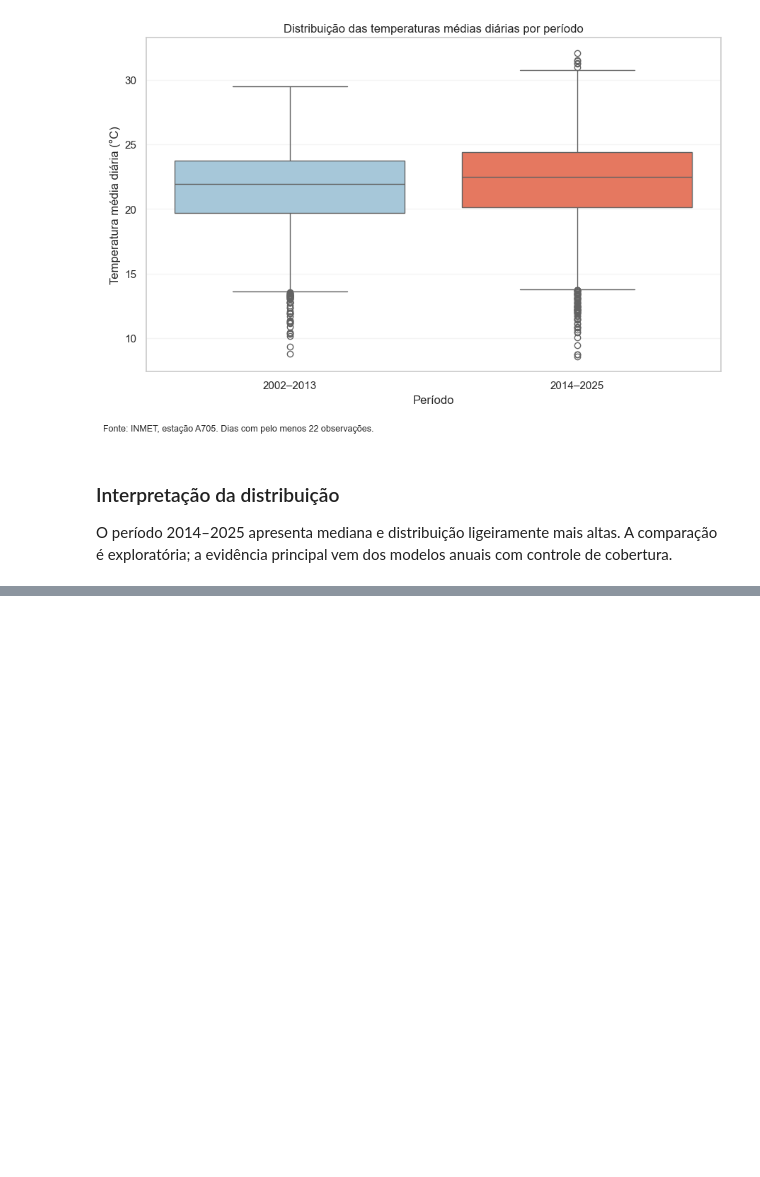
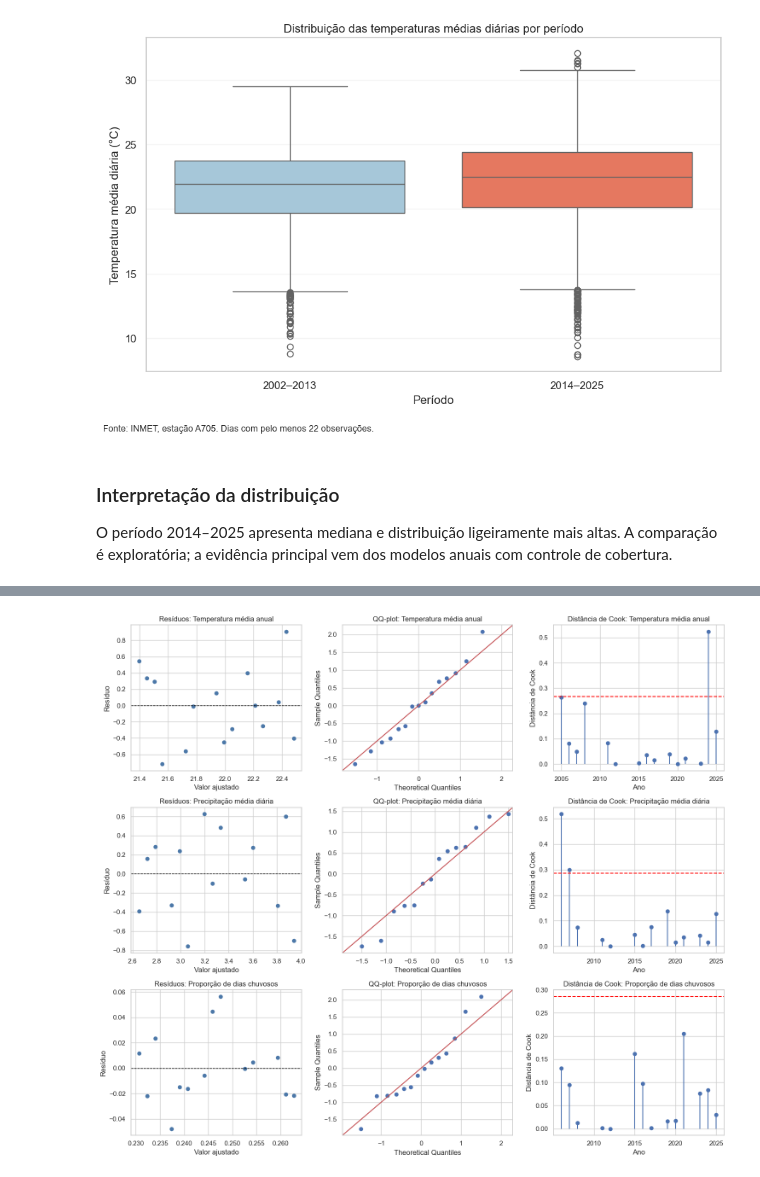
Before and after one commit to GabrielNaka/DS-Projeto-Final-EDA, a Jupyter notebook: notebooks/analise_climatica.ipynb, the cells around one changed output, grey strips where cells are left out. Saved outputs shown, nothing was run; the diff lists cells and outputs as text; code cells hidden in the pictures; blank space fills up the shorter version.

```diff
--- a/notebooks/analise_climatica.ipynb
+++ b/notebooks/analise_climatica.ipynb
@@ -1181,0 +1267,28 @@ O período 2014–2025 apresenta mediana e distribuição ligeiramente mais alta
+# %%
+fig, axes = plt.subplots(3, 3, figsize=(15, 13))
+
+for linha, (variavel, _, nome) in enumerate(especificacoes):
+    modelo, base_modelo = modelos_90[variavel]
+    influencia = modelo.get_influence()
+    cooks = influencia.cooks_distance[0]
+
+    axes[linha, 0].scatter(modelo.fittedvalues, modelo.resid, color="#4c78a8")
+    axes[linha, 0].axhline(0, color="black", linestyle="--", linewidth=1)
+    axes[linha, 0].set_title(f"Resíduos: {nome}")
+    axes[linha, 0].set_xlabel("Valor ajustado")
+    axes[linha, 0].set_ylabel("Resíduo")
+
+    sm.qqplot(modelo.resid, line="45", fit=True, ax=axes[linha, 1])
+    axes[linha, 1].set_title(f"QQ-plot: {nome}")
+
+    axes[linha, 2].stem(base_modelo["ano"], cooks, basefmt=" ")
+    axes[linha, 2].axhline(4 / len(base_modelo), color="red", linestyle="--")
+    axes[linha, 2].set_title(f"Distância de Cook: {nome}")
+    axes[linha, 2].set_xlabel("Ano")
+    axes[linha, 2].set_ylabel("Distância de Cook")
+
+fig.tight_layout()
+fig.savefig(PASTA_FIGURES / "05_diagnosticos_regressoes.png", dpi=300, bbox_inches="tight")
+plt.show()
+# %% [output]
+[figure, added]
```
Also changed, not shown: parts of 3 cells of this notebook, 4 other files.
